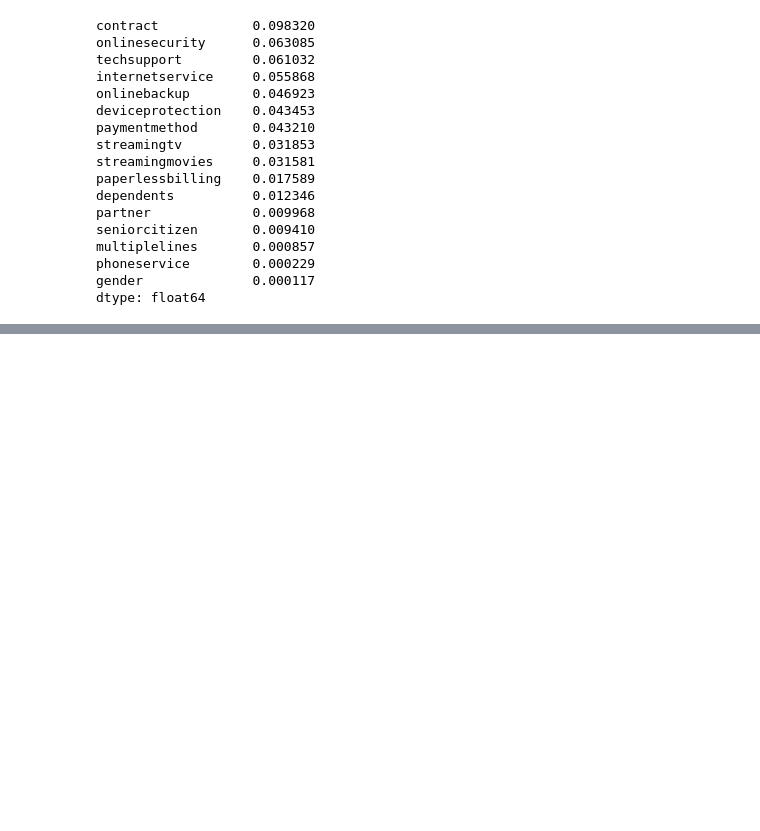
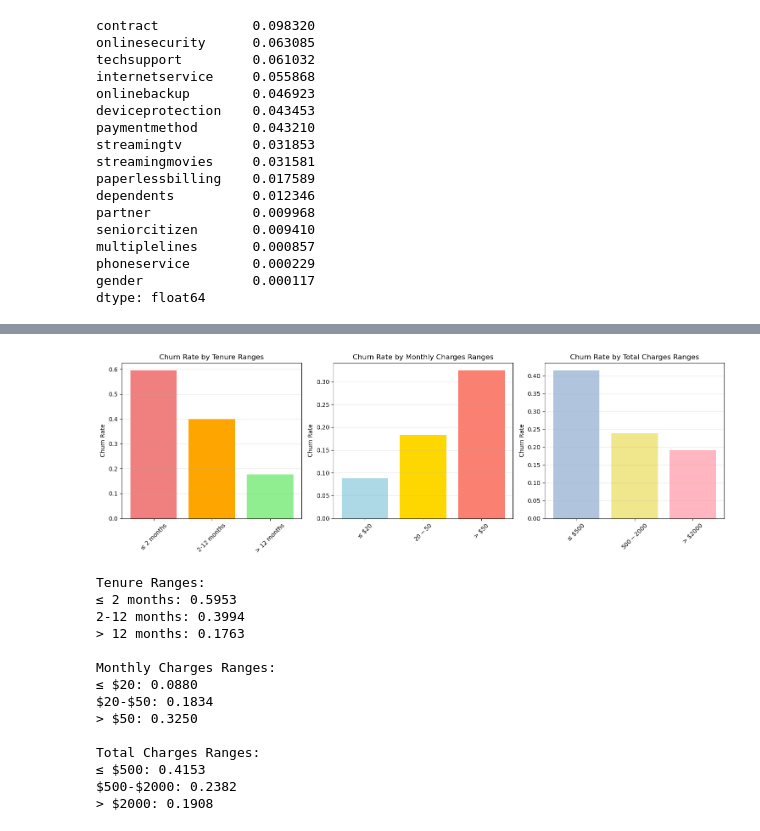
Before and after one commit to TheManuAi/ML-Zoomcamp, a Jupyter notebook: Week3 - Classification/ML-for-classification.ipynb, the cells around one changed output, grey strips where cells are left out. Drawn from its saved outputs; the diff is of its cells as text; code cells hidden in the pictures; blank space fills up the shorter version.

```diff
--- a/Week3 - Classification/ML-for-classification.ipynb
+++ b/Week3 - Classification/ML-for-classification.ipynb
@@ -292,0 +321,79 @@ dtype: float64
+# %%
+# Visualizing churn rates across different value ranges for numerical features
+
+# Define ranges and calculate churn rates
+tenure_ranges = {
+    '≤ 2 months': df_full_train[df_full_train.tenure <= 2].churn.mean(),
+    '2-12 months': df_full_train[(df_full_train.tenure > 2) & (df_full_train.tenure <= 12)].churn.mean(),
+    '> 12 months': df_full_train[df_full_train.tenure > 12].churn.mean()
+}
+
+monthly_charges_ranges = {
+    '≤ $20': df_full_train[df_full_train.monthlycharges <= 20].churn.mean(),
+    '$20-$50': df_full_train[(df_full_train.monthlycharges > 20) & (df_full_train.monthlycharges <= 50)].churn.mean(),
+    '> $50': df_full_train[df_full_train.monthlycharges > 50].churn.mean()
+}
+
+total_charges_ranges = {
+    '≤ $500': df_full_train[df_full_train.totalcharges <= 500].churn.mean(),
+    '$500-$2000': df_full_train[(df_full_train.totalcharges > 500) & (df_full_train.totalcharges <= 2000)].churn.mean(),
+    '> $2000': df_full_train[df_full_train.totalcharges > 2000].churn.mean()
+}
+
+# Create subplots
+fig, axes = plt.subplots(1, 3, figsize=(15, 5))
+
+# Plot tenure ranges
+axes[0].bar(tenure_ranges.keys(), tenure_ranges.values(), color=['lightcoral', 'orange', 'lightgreen'])
+axes[0].set_title('Churn Rate by Tenure Ranges')
+axes[0].set_ylabel('Churn Rate')
+axes[0].tick_params(axis='x', rotation=45)
+axes[0].grid(axis='y', alpha=0.3)
+
+# Plot monthly charges ranges
+axes[1].bar(monthly_charges_ranges.keys(), monthly_charges_ranges.values(), color=['lightblue', 'gold', 'salmon'])
+axes[1].set_title('Churn Rate by Monthly Charges Ranges')
+axes[1].set_ylabel('Churn Rate')
+axes[1].tick_params(axis='x', rotation=45)
+axes[1].grid(axis='y', alpha=0.3)
+
+# Plot total charges ranges
+axes[2].bar(total_charges_ranges.keys(), total_charges_ranges.values(), color=['lightsteelblue', 'khaki', 'lightpink'])
+axes[2].set_title('Churn Rate by Total Charges Ranges')
+axes[2].set_ylabel('Churn Rate')
+axes[2].tick_params(axis='x', rotation=45)
+axes[2].grid(axis='y', alpha=0.3)
+
+plt.tight_layout()
+plt.show()
+
+# Print the exact values
+print("Tenure Ranges:")
+for range_name, churn_rate in tenure_ranges.items():
+    print(f"{range_name}: {churn_rate:.4f}")
+
+print("\nMonthly Charges Ranges:")
+for range_name, churn_rate in monthly_charges_ranges.items():
+    print(f"{range_name}: {churn_rate:.4f}")
+
+print("\nTotal Charges Ranges:")
+for range_name, churn_rate in total_charges_ranges.items():
+    print(f"{range_name}: {churn_rate:.4f}")
+
+    # the below is the visualization across the values, one thing to notice is that the total charges seems counter inteutive as charges are increasing but the churn rate is decreasing, it is because those total charges are for long tenures, and as we no the tenure has a better correlation than total charges so it follows that
+# %% [output]
+[figure, added]
+Tenure Ranges:
+≤ 2 months: 0.5953
+2-12 months: 0.3994
+> 12 months: 0.1763
+
+Monthly Charges Ranges:
+≤ $20: 0.0880
+$20-$50: 0.1834
+> $50: 0.3250
+
+Total Charges Ranges:
+≤ $500: 0.4153
+$500-$2000: 0.2382
+> $2000: 0.1908
```
Also changed, not shown: parts of 3 cells of this notebook.
